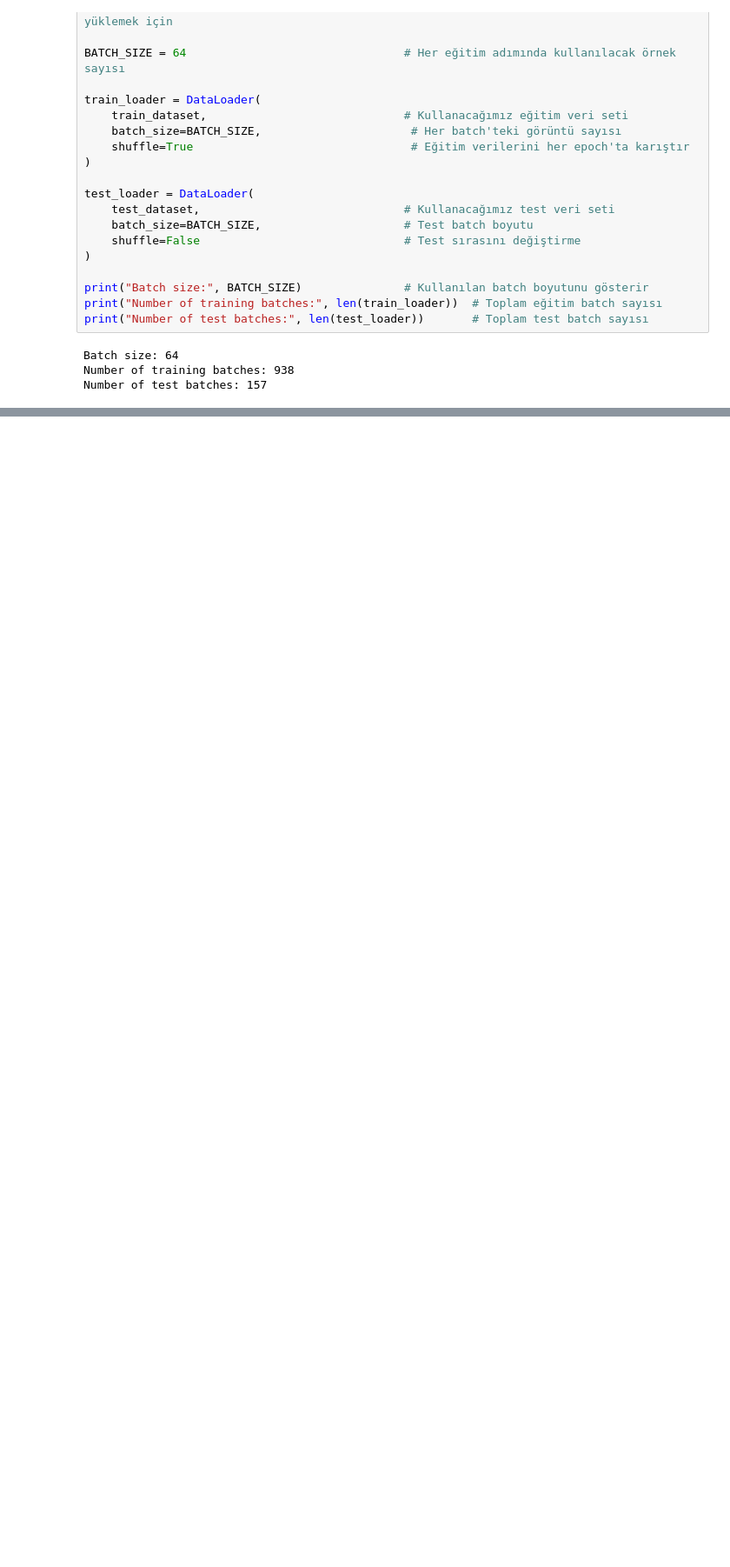
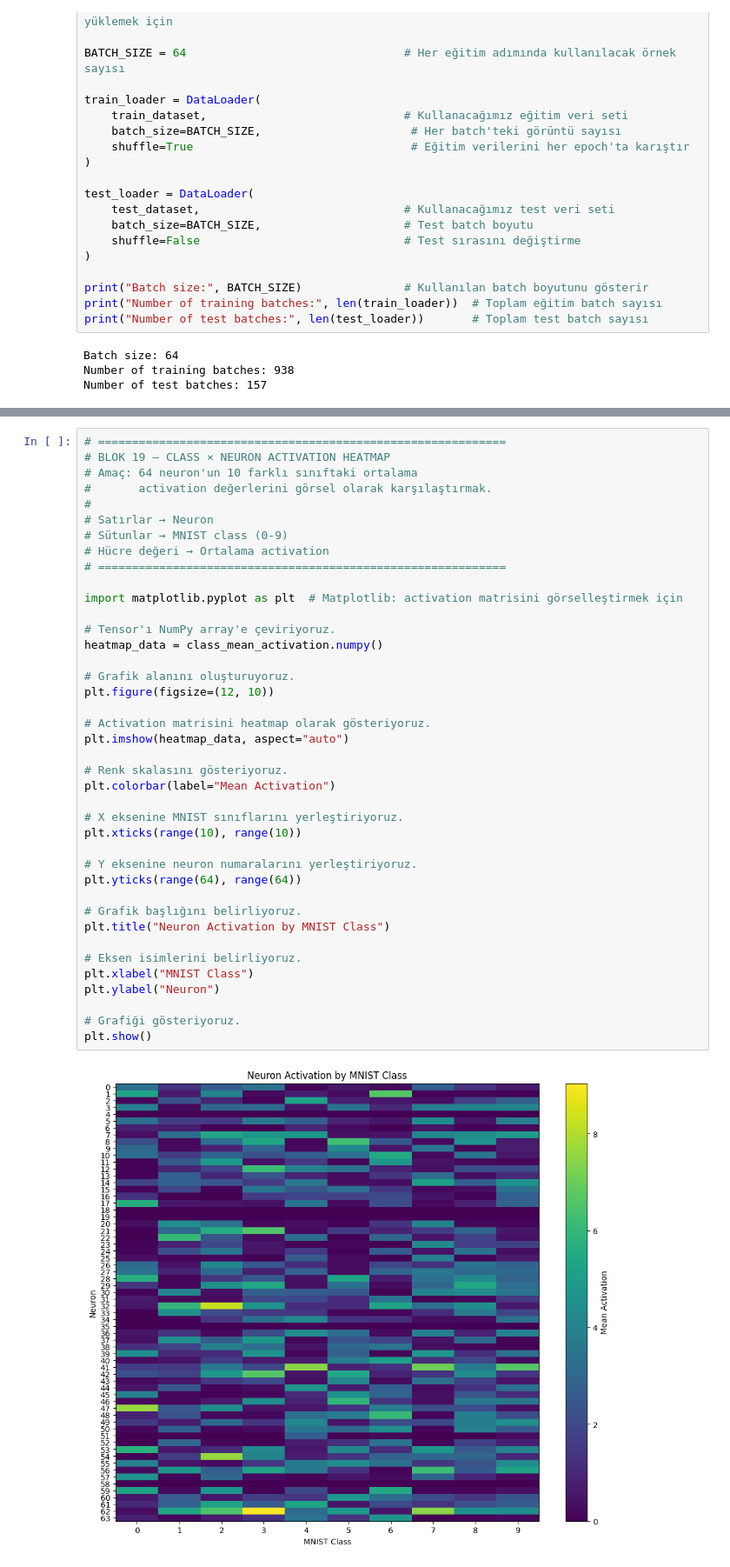
Before and after one commit to zeosapka/glass-box-ai-research, a Jupyter notebook: 01_baseline_model.ipynb, the cells around one changed output, grey strips where cells are left out. Shown at 87% size. Saved outputs shown, nothing was run; the diff lists cells and outputs as text; blank space fills up the shorter version.

```diff
--- a/01_baseline_model.ipynb
+++ b/01_baseline_model.ipynb
@@ -157,0 +714,42 @@ Number of test batches: 157
+# %%
+# ============================================================
+# BLOK 19 — CLASS × NEURON ACTIVATION HEATMAP
+# Amaç: 64 neuron'un 10 farklı sınıftaki ortalama
+#       activation değerlerini görsel olarak karşılaştırmak.
+#
+# Satırlar → Neuron
+# Sütunlar → MNIST class (0-9)
+# Hücre değeri → Ortalama activation
+# ============================================================
+
+import matplotlib.pyplot as plt  # Matplotlib: activation matrisini görselleştirmek için
+
+# Tensor'ı NumPy array'e çeviriyoruz.
+heatmap_data = class_mean_activation.numpy()
+
+# Grafik alanını oluşturuyoruz.
+plt.figure(figsize=(12, 10))
+
+# Activation matrisini heatmap olarak gösteriyoruz.
+plt.imshow(heatmap_data, aspect="auto")
+
+# Renk skalasını gösteriyoruz.
+plt.colorbar(label="Mean Activation")
+
+# X eksenine MNIST sınıflarını yerleştiriyoruz.
+plt.xticks(range(10), range(10))
+
+# Y eksenine neuron numaralarını yerleştiriyoruz.
+plt.yticks(range(64), range(64))
+
+# Grafik başlığını belirliyoruz.
+plt.title("Neuron Activation by MNIST Class")
+
+# Eksen isimlerini belirliyoruz.
+plt.xlabel("MNIST Class")
+plt.ylabel("Neuron")
+
+# Grafiği gösteriyoruz.
+plt.show()
+# %% [output]
+[figure, added]
```
Also changed, not shown: parts of 61 cells of this notebook.
